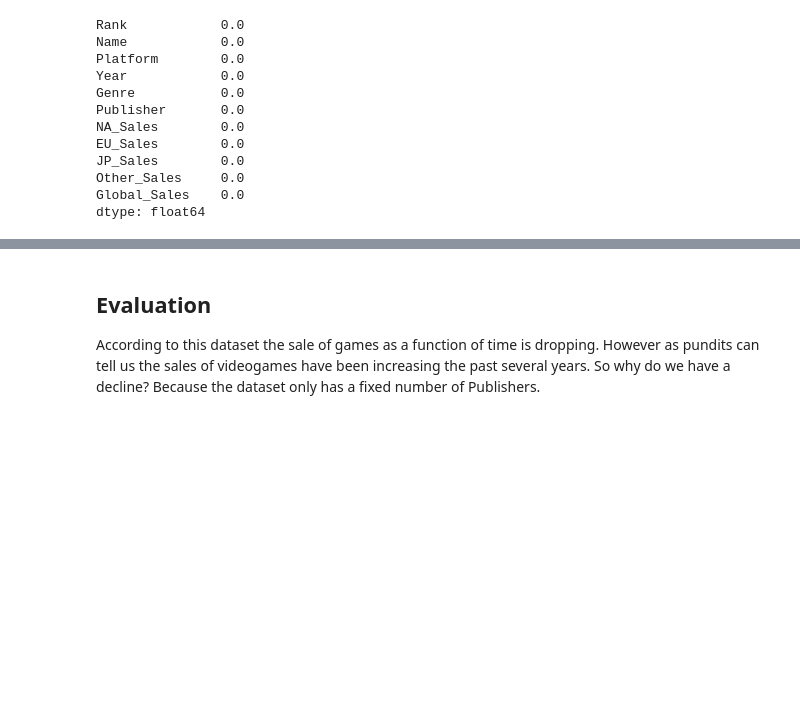
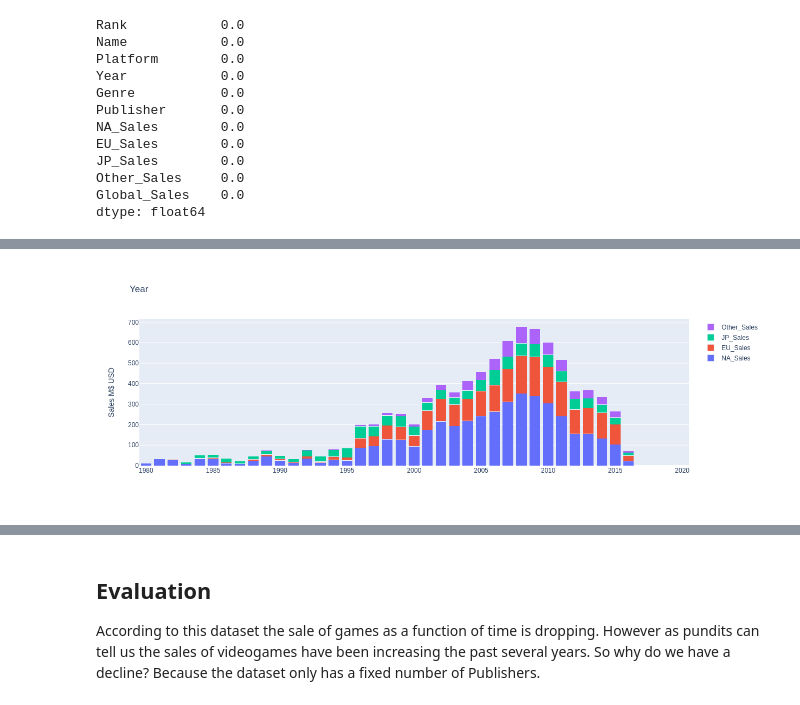
Before and after one commit to CuDeA0/udnanoDSC01, a Jupyter notebook: jpNotebook.ipynb, the cells around one changed output, grey strips where cells are left out. Saved outputs shown, nothing was run; the diff lists cells and outputs as text; code cells hidden in the pictures; blank space fills up the shorter version.

```diff
--- a/jpNotebook.ipynb
+++ b/jpNotebook.ipynb
@@ -116,0 +131,9 @@ histBase(df_clean, "Genre", sales)
+# %%
+fig = histBase(df_clean, "Year", sales)
+fig.update_layout(
+    yaxis_title="Sales M$ USD",
+)
+fig.write_image("figures/overallYears.png")
+fig.show()
+# %% [output]
+[figure, added]
```
Also changed, not shown: parts of 20 cells of this notebook, 3 other files.
